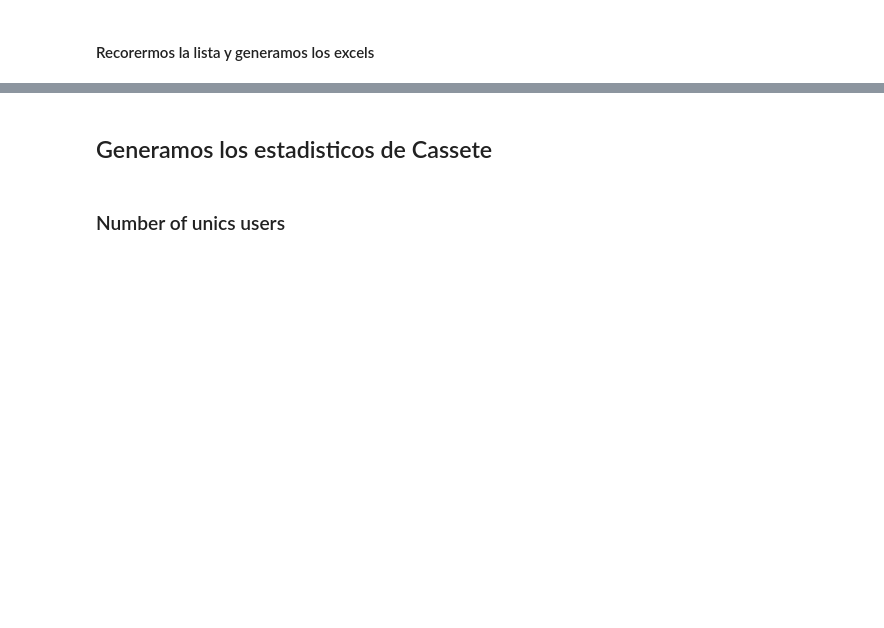
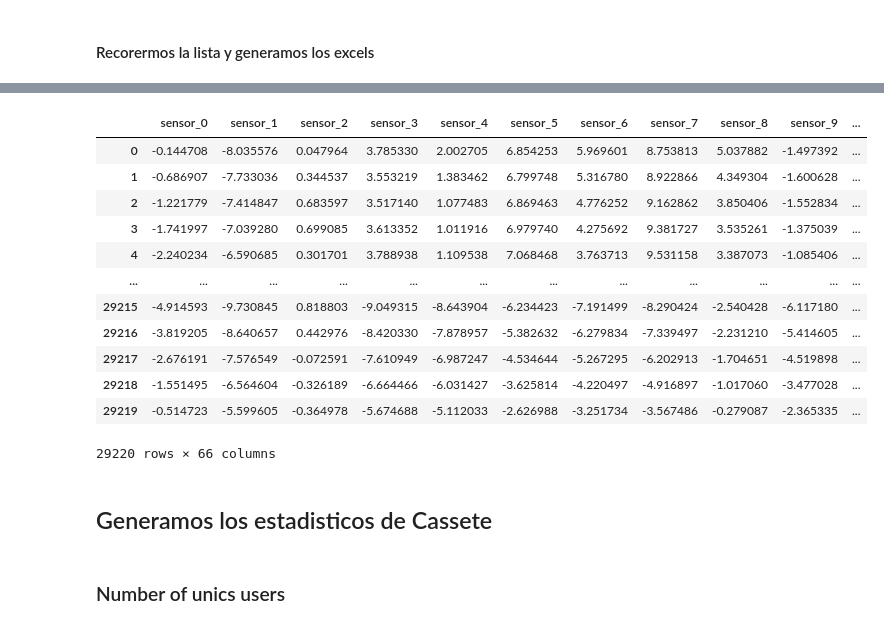
Before and after one commit to asancroc/eeg-sleep-patter-recognition, a Jupyter notebook: load-edf.ipynb, the cells around one changed output, grey strips where cells are left out. Drawn from its saved outputs; the diff is of its cells as text; code cells hidden in the pictures; blank space fills up the shorter version.

```diff
--- a/load-edf.ipynb
+++ b/load-edf.ipynb
@@ -174,3 +128,19 @@ Name: label, dtype: float64
+# %%
+pd.read_csv('zhang-wamsley-2019/data/CSV/26-EEG.csv', delimiter=';', header=0)
+# %% [output]
+|  | sensor_0 | sensor_1 | sensor_2 | sensor_3 | sensor_4 | sensor_5 | sensor_6 | sensor_7 | sensor_8 | sensor_9 | ... |
+| 0 | -0.144708 | -8.035576 | 0.047964 | 3.785330 | 2.002705 | 6.854253 | 5.969601 | 8.753813 | 5.037882 | -1.497392 | ... |
+| 1 | -0.686907 | -7.733036 | 0.344537 | 3.553219 | 1.383462 | 6.799748 | 5.316780 | 8.922866 | 4.349304 | -1.600628 | ... |
+| 2 | -1.221779 | -7.414847 | 0.683597 | 3.517140 | 1.077483 | 6.869463 | 4.776252 | 9.162862 | 3.850406 | -1.552834 | ... |
+| 3 | -1.741997 | -7.039280 | 0.699085 | 3.613352 | 1.011916 | 6.979740 | 4.275692 | 9.381727 | 3.535261 | -1.375039 | ... |
+| 4 | -2.240234 | -6.590685 | 0.301701 | 3.788938 | 1.109538 | 7.068468 | 3.763713 | 9.531158 | 3.387073 | -1.085406 | ... |
+| ... | ... | ... | ... | ... | ... | ... | ... | ... | ... | ... | ... |
+| 29215 | -4.914593 | -9.730845 | 0.818803 | -9.049315 | -8.643904 | -6.234423 | -7.191499 | -8.290424 | -2.540428 | -6.117180 | ... |
+| 29216 | -3.819205 | -8.640657 | 0.442976 | -8.420330 | -7.878957 | -5.382632 | -6.279834 | -7.339497 | -2.231210 | -5.414605 | ... |
+| 29217 | -2.676191 | -7.576549 | -0.072591 | -7.610949 | -6.987247 | -4.534644 | -5.267295 | -6.202913 | -1.704651 | -4.519898 | ... |
+| 29218 | -1.551495 | -6.564604 | -0.326189 | -6.664466 | -6.031427 | -3.625814 | -4.220497 | -4.916897 | -1.017060 | -3.477028 | ... |
+| 29219 | -0.514723 | -5.599605 | -0.364978 | -5.674688 | -5.112033 | -2.626988 | -3.251734 | -3.567486 | -0.279087 | -2.365335 | ... |
+29220 rows × 66 columns
 # %% [markdown]
 ## Generamos los estadisticos de Cassete
 # %%
```
Also changed, not shown: parts of 20 cells of this notebook, 1 other file.
